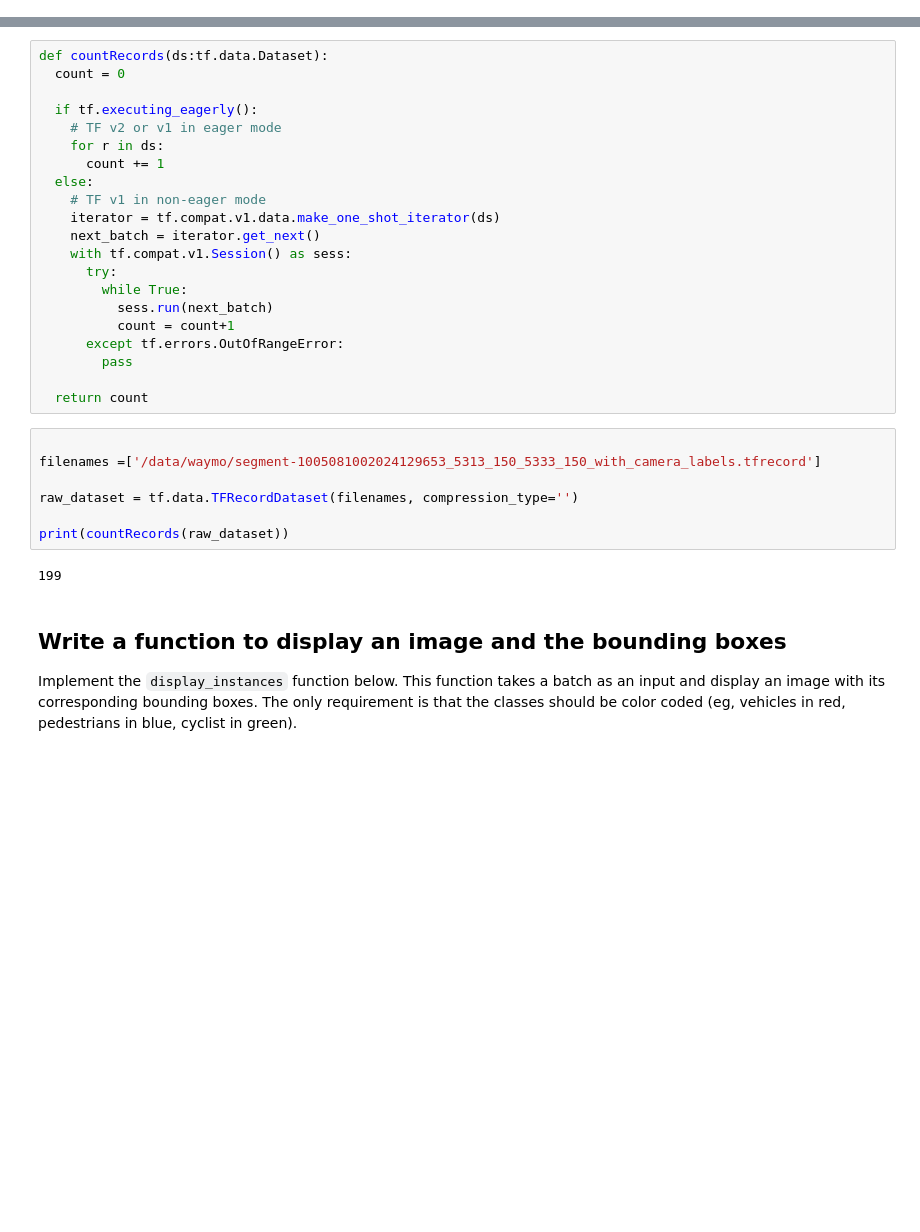
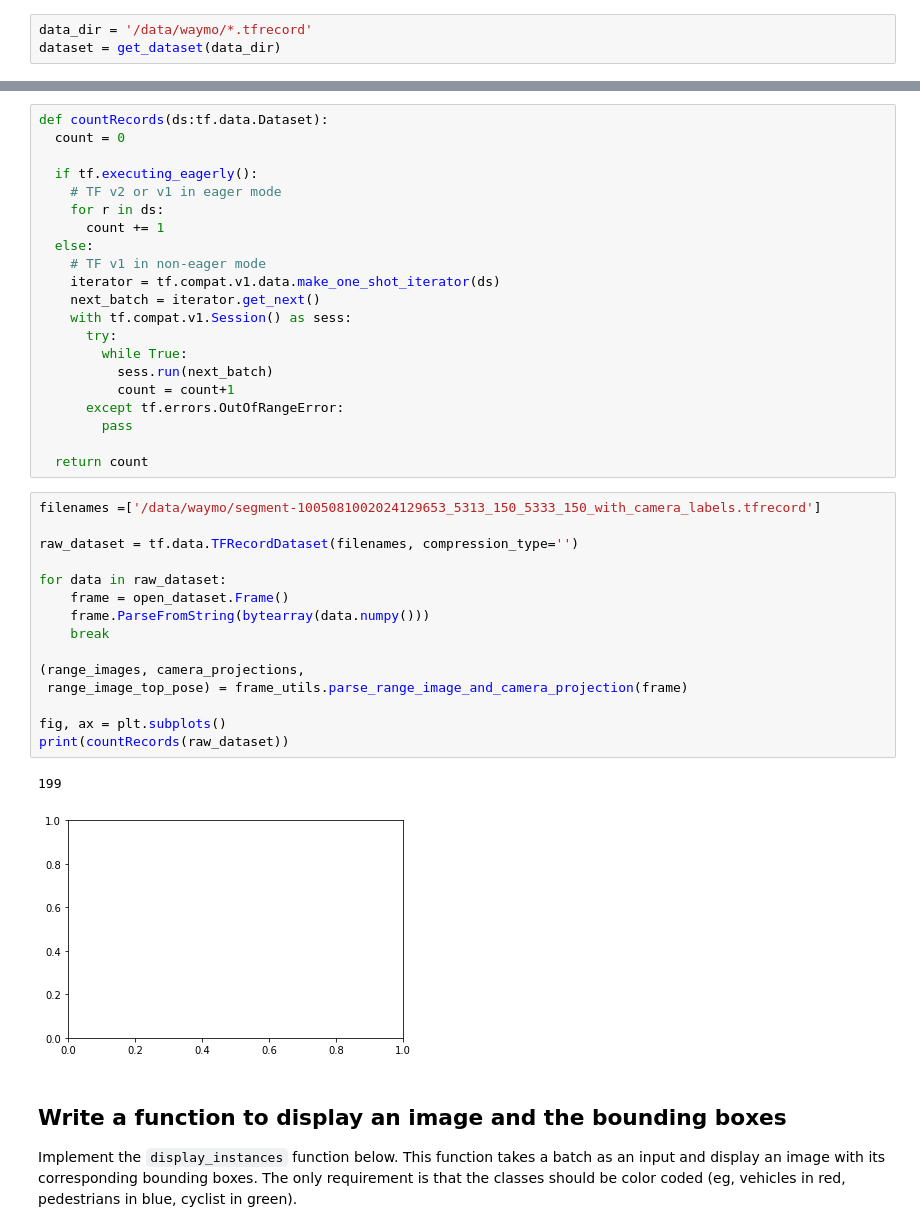
Before and after one commit to juliocslima/nd013-c1-vision-starter-main, a Jupyter notebook: Exploratory Data Analysis.ipynb, the cells around one changed output, grey strips where cells are left out. Saved outputs shown, nothing was run; the diff lists cells and outputs as text; blank space fills up the shorter version.

```diff
--- a/Exploratory Data Analysis.ipynb
+++ b/Exploratory Data Analysis.ipynb
@@ -13,3 +19,6 @@ import tensorflow.compat.v1 as tf
 
 
 %matplotlib inline
+# %%
+data_dir = '/data/waymo/*.tfrecord'
+dataset = get_dataset(data_dir)
@@ -45,14 +146,23 @@ def countRecords(ds:tf.data.Dataset):
 
   return count
 # %%
-
 filenames =['/data/waymo/segment-1005081002024129653_5313_150_5333_150_with_camera_labels.tfrecord']
 
 raw_dataset = tf.data.TFRecordDataset(filenames, compression_type='')
 
+for data in raw_dataset:
+    frame = open_dataset.Frame()
+    frame.ParseFromString(bytearray(data.numpy()))
+    break
+
+(range_images, camera_projections,
+ range_image_top_pose) = frame_utils.parse_range_image_and_camera_projection(frame)
+
+fig, ax = plt.subplots()
 print(countRecords(raw_dataset))
 # %% [output]
 199
+[figure, added]
 # %% [markdown]
 ## Write a function to display an image and the bounding boxes
 
```
Also changed, not shown: parts of 12 cells of this notebook.
